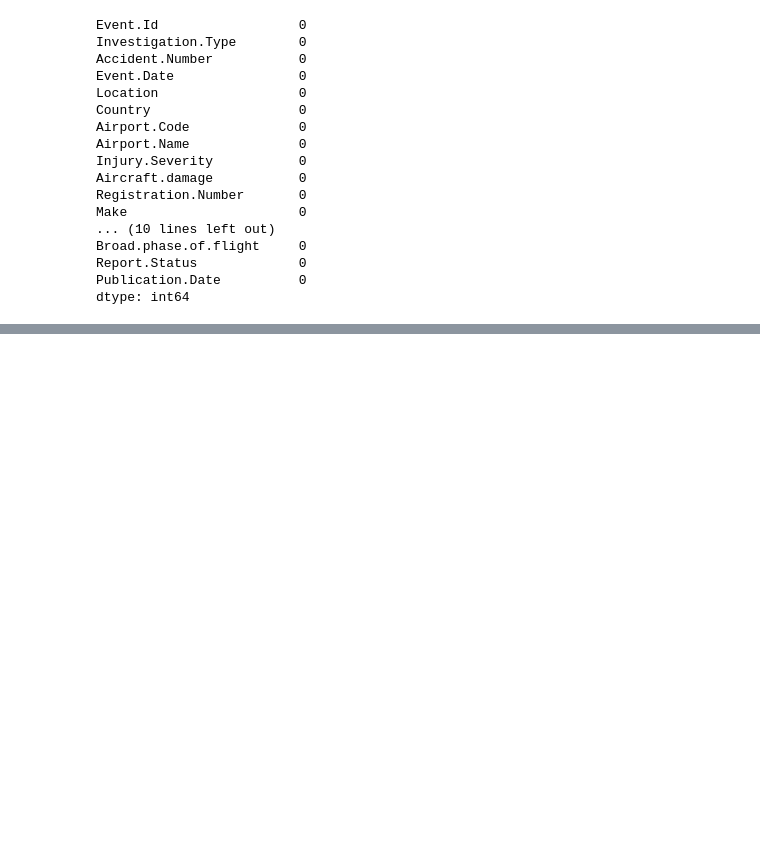
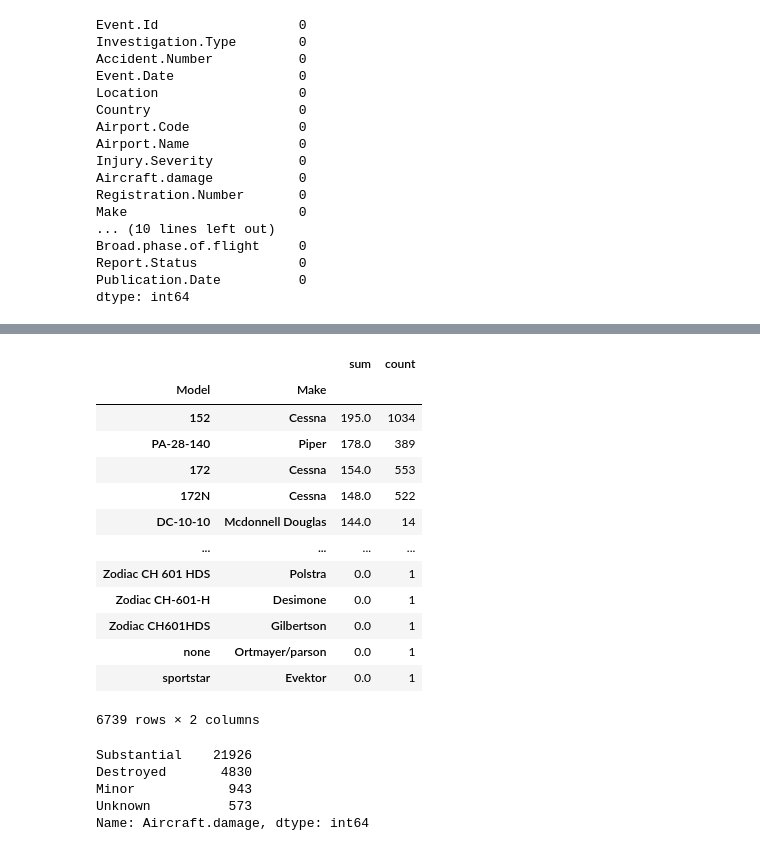
Before and after one commit to Shazzien/Phase-1-Project, a Jupyter notebook: index.ipynb, the cells around one changed output, grey strips where cells are left out. Drawn from its saved outputs; the diff is of its cells as text; code cells hidden in the pictures; blank space fills up the shorter version.

```diff
--- a/index.ipynb
+++ b/index.ipynb
@@ -10,5 +10,5 @@ import matplotlib.pyplot as plt
 # %%
-avi_df = pd.read_csv('AviationData.csv', encoding= 'ISO-8859-1')
+avi_df = pd.read_csv('AviationData.csv', encoding= 'ISO-8859-1',low_memory=False)
 avi_df
 # %% [output]
 |  | Event.Id | Investigation.Type | Accident.Number | Event.Date | Location | Country | Latitude | Longitude | ... |
@@ -113,12 +119,20 @@ avi_df['Airport.Name'].fillna(avi_df['Airport.Name'].mode()[0],inplace=True)
 avi_df['Report.Status'].fillna('Unknown', inplace=True)
 avi_df['Amateur.Built'].fillna('Unknown', inplace=True)
 avi_df['Registration.Number'].fillna('Unknown',inplace=True)
+avi_df['Injury.Severity'].fillna('Unknown',inplace=True)
+avi_df['Aircraft.damage'].fillna('Unknown',inplace=True)
+avi_df['Engine.Type'].fillna('Unknown',inplace=True)
+avi_df['Purpose.of.flight'].fillna('Unknown',inplace=True)
+avi_df['Weather.Condition'].fillna('Unknown',inplace=True)
 avi_df['Total.Fatal.Injuries'].fillna(avi_df['Total.Fatal.Injuries'].median(), inplace=True)
 avi_df['Total.Serious.Injuries'].fillna(avi_df['Total.Serious.Injuries'].median(), inplace=True)
 avi_df['Total.Minor.Injuries'].fillna(avi_df['Total.Minor.Injuries'].median(), inplace=True)
+avi_df['Total.Uninjured'].fillna(avi_df['Total.Uninjured'].median(), inplace=True)
+avi_df['Number.of.Engines'].fillna(avi_df['Number.of.Engines'].median(), inplace=True)
 # %%
-# avi_df.drop(columns=['Air.carrier'], inplace = True)
-# avi_df.drop(columns=['FAR.Description'], inplace = True)
-# avi_df.drop(columns=['Aircraft.Category'], inplace = True)
-# avi_df.drop(columns=['Longitude'], inplace = True)
-# avi_df.drop(columns=['Latitude'], inplace = True)
+avi_df.drop(columns=['Air.carrier'], inplace = True)
+avi_df.drop(columns=['FAR.Description'], inplace = True)
+avi_df.drop(columns=['Aircraft.Category'], inplace = True)
+avi_df.drop(columns=['Longitude'], inplace = True)
+avi_df.drop(columns=['Latitude'], inplace = True)
+avi_df.drop(columns=['Schedule'], inplace=True)
@@ -172,0 +260,26 @@ memory usage: 4.8+ MB
+# %%
+avi_df.groupby(['Model','Make'])['Total.Minor.Injuries'].agg(['sum','count']).sort_values(by=['sum','count'],ascending=[False,False])
+#The aircraft Cess model-152 had a highest total number of minor injuries(195) and the highest number of incidents.
+# %% [output]
+|  |  | sum | count |
+| Model | Make |  |  |
+| 152 | Cessna | 195.0 | 1034 |
+| PA-28-140 | Piper | 178.0 | 389 |
+| 172 | Cessna | 154.0 | 553 |
+| 172N | Cessna | 148.0 | 522 |
+| DC-10-10 | Mcdonnell Douglas | 144.0 | 14 |
+| ... | ... | ... | ... |
+| Zodiac CH 601 HDS | Polstra | 0.0 | 1 |
+| Zodiac CH-601-H | Desimone | 0.0 | 1 |
+| Zodiac CH601HDS | Gilbertson | 0.0 | 1 |
+| none | Ortmayer/parson | 0.0 | 1 |
+| sportstar | Evektor | 0.0 | 1 |
+6739 rows × 2 columns
+# %%
+avi_df['Aircraft.damage'].value_counts()
+# %% [output]
+Substantial    21926
+Destroyed       4830
+Minor            943
+Unknown          573
+Name: Aircraft.damage, dtype: int64
```
Also changed, not shown: parts of 28 cells of this notebook.
